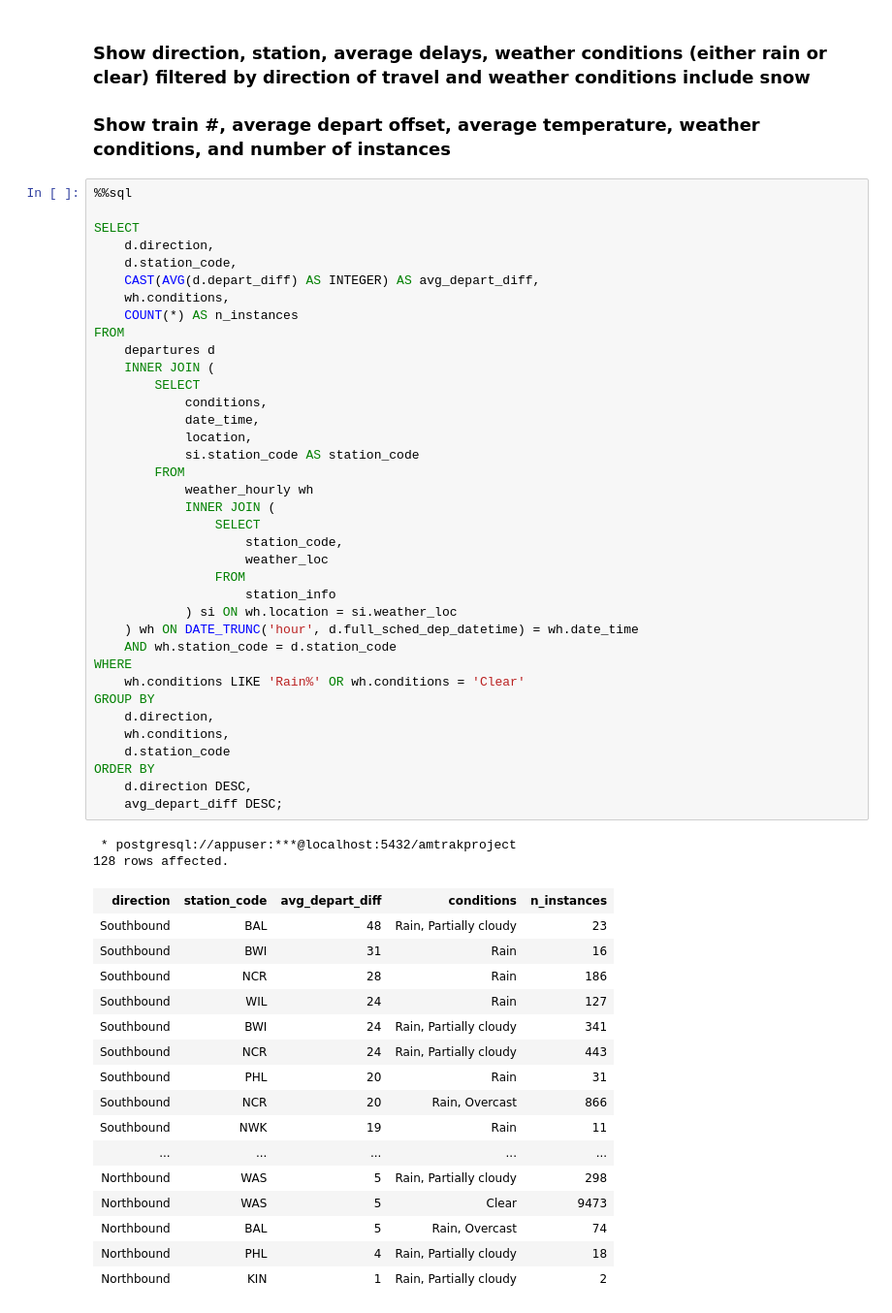
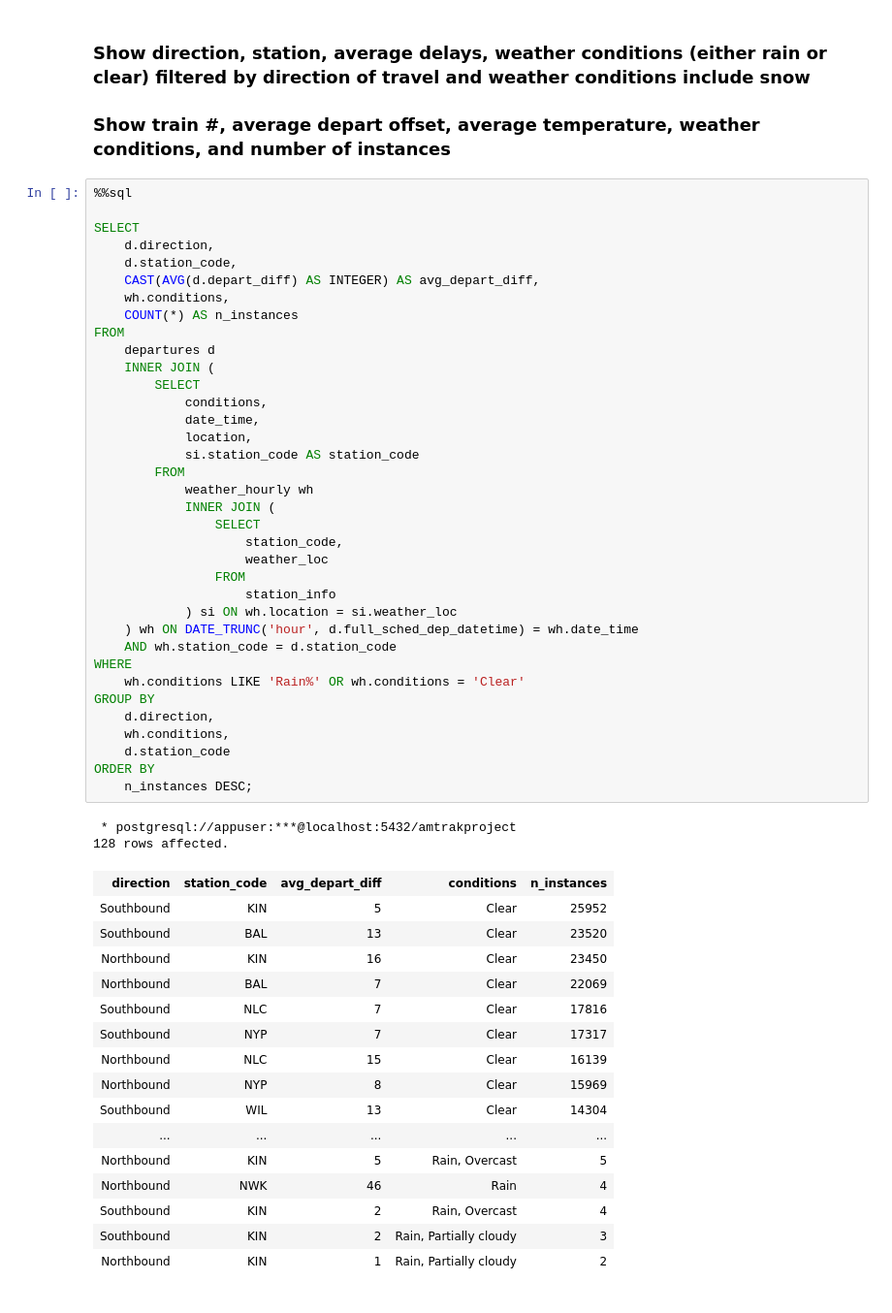
Before and after one commit to elizabeth-c-chen/data1050-amtrak-on-time-analysis, a Jupyter notebook: SQL.ipynb, the cells around one changed output. Shown: that part at 97% size. Drawn from its saved outputs; the diff is of its cells as text.

```diff
--- a/SQL.ipynb
+++ b/SQL.ipynb
@@ -294,47 +293,46 @@ SELECT
 FROM
     departures d
     INNER JOIN (
         SELECT
             conditions,
             date_time,
             location,
             si.station_code AS station_code
         FROM
             weather_hourly wh
             INNER JOIN (
                 SELECT
                     station_code,
                     weather_loc
                 FROM
                     station_info
             ) si ON wh.location = si.weather_loc
     ) wh ON DATE_TRUNC('hour', d.full_sched_dep_datetime) = wh.date_time
     AND wh.station_code = d.station_code
 WHERE
     wh.conditions LIKE 'Rain%' OR wh.conditions = 'Clear'
 GROUP BY
     d.direction,
     wh.conditions,
     d.station_code
 ORDER BY
-    d.direction DESC,
-    avg_depart_diff DESC;
+    n_instances DESC;
 # %% [output]
  * postgresql://appuser:***@localhost:5432/amtrakproject
 128 rows affected.
 | direction | station_code | avg_depart_diff | conditions | n_instances |
-| Southbound | BAL | 48 | Rain, Partially cloudy | 23 |
-| Southbound | BWI | 31 | Rain | 16 |
-| Southbound | NCR | 28 | Rain | 186 |
-| Southbound | WIL | 24 | Rain | 127 |
-| Southbound | BWI | 24 | Rain, Partially cloudy | 341 |
-| Southbound | NCR | 24 | Rain, Partially cloudy | 443 |
-| Southbound | PHL | 20 | Rain | 31 |
-| Southbound | NCR | 20 | Rain, Overcast | 866 |
-| Southbound | NWK | 19 | Rain | 11 |
+| Southbound | KIN | 5 | Clear | 25952 |
+| Southbound | BAL | 13 | Clear | 23520 |
+| Northbound | KIN | 16 | Clear | 23450 |
+| Northbound | BAL | 7 | Clear | 22069 |
+| Southbound | NLC | 7 | Clear | 17816 |
+| Southbound | NYP | 7 | Clear | 17317 |
+| Northbound | NLC | 15 | Clear | 16139 |
+| Northbound | NYP | 8 | Clear | 15969 |
+| Southbound | WIL | 13 | Clear | 14304 |
 | ... | ... | ... | ... | ... |
-| Northbound | WAS | 5 | Rain, Partially cloudy | 298 |
-| Northbound | WAS | 5 | Clear | 9473 |
-| Northbound | BAL | 5 | Rain, Overcast | 74 |
-| Northbound | PHL | 4 | Rain, Partially cloudy | 18 |
+| Northbound | KIN | 5 | Rain, Overcast | 5 |
+| Northbound | NWK | 46 | Rain | 4 |
+| Southbound | KIN | 2 | Rain, Overcast | 4 |
+| Southbound | KIN | 2 | Rain, Partially cloudy | 3 |
 | Northbound | KIN | 1 | Rain, Partially cloudy | 2 |
```
Also changed, not shown: parts of 1 cell of this notebook, 7 other files.
